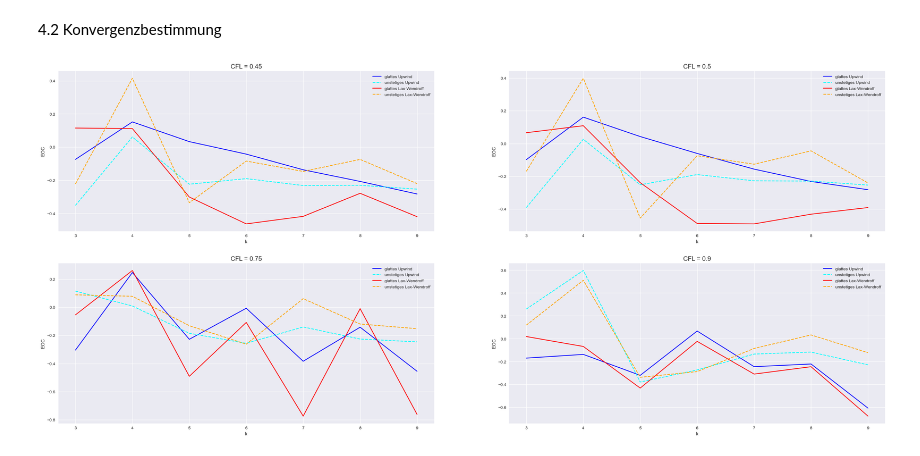
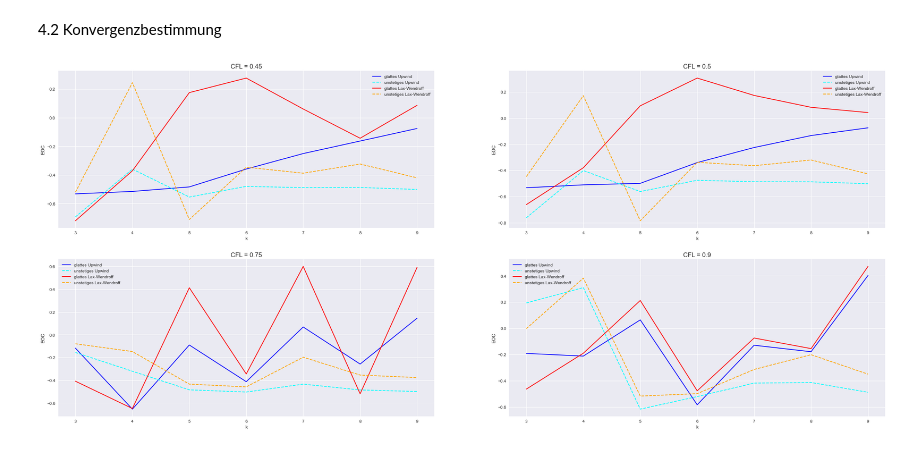
Before and after one commit to Javiermateor/Flachwassergleichung, a Jupyter notebook: HA4.ipynb, the cells around one changed output. Drawn from its saved outputs; the diff is of its cells as text; code cells hidden in the pictures.

```diff
--- a/HA4.ipynb
+++ b/HA4.ipynb
@@ -79,9 +79,9 @@ def upwind_verfahren(CFL,Nx):
 
         #Randbedingungen
         U_glatt[n+1, 0] = 0
-        U_glatt[n+1, Nx-1] = 0
+        U_glatt[n+1, -1] = 0
         U_unstetig[n+1, 0] = 0
-        U_unstetig[n+1, Nx-1] = 0
+        U_unstetig[n+1, -1] = 0
 
     return U_glatt, U_unstetig
 
@@ -90,13 +90,13 @@ def lax_wendroff(CFL,Nx):
     #Lösung des beschriebenen Problems
     for n in range(Nt):
         for i in range(1, Nx-1):
-            U_glatt[n+1, i] = U_glatt[n, i] - 0.5*c*(U_glatt[n, i+1] - U_glatt[n, i-1]) + 0.5*c**2*(U_glatt[n, i+1] - 2*U_glatt[n, i] + U_glatt[n, i-1])
-            U_unstetig[n+1, i] = U_unstetig[n, i] - 0.5*c*(U_unstetig[n, i+1] - U_unstetig[n, i-1]) + 0.5*c**2*(U_unstetig[n, i+1] - 2*U_unstetig[n, i] + U_unstetig[n, i-1])
+            U_glatt[n+1, i] = U_glatt[n, i] - 0.5*c*(U_glatt[n, i+1] - U_glatt[n, i-1]) + 0.5*(c**2)*(U_glatt[n, i+1] - 2*U_glatt[n, i] + U_glatt[n, i-1])
+            U_unstetig[n+1, i] = U_unstetig[n, i] - 0.5*c*(U_unstetig[n, i+1] - U_unstetig[n, i-1]) + 0.5*(c**2)*(U_unstetig[n, i+1] - 2*U_unstetig[n, i] + U_unstetig[n, i-1])
         #Randbedingungen
         U_glatt[n+1, 0] = 0
-        U_glatt[n+1, Nx-1] = 0
+        U_glatt[n+1, -1] = 0
         U_unstetig[n+1, 0] = 0
-        U_unstetig[n+1, Nx-1] = 0
+        U_unstetig[n+1, -1] = 0
 
     return U_glatt, U_unstetig
 # %%
@@ -113,9 +113,12 @@ def konvergenz(CFL, k, norm,verfahren):
     elif verfahren == "Lax-Wendroff":
         U_ver_glatt_k, U_ver_unstetig_k= lax_wendroff(CFL, Nx = 2**(k))
         U_ver_glatt_k1, U_ver_unstetig_k1= lax_wendroff(CFL, Nx = 2**(k+1))
+        #print("Nächster Schritt:", U_ver_unstetig_k)
+        #print("letztes Schritt:", U_ver_unstetig_k[-1,:])
 
     # print(U_ana_glatt_k.shape)
     # print(U_ver_glatt_k.shape)
+
 
     x_k = np.linspace(0, 10, 2**(k))
     dx_k = x_k[1]-x_k[0]
@@ -124,8 +127,8 @@ def konvergenz(CFL, k, norm,verfahren):
     dx_k1 = x_k1[1]-x_k1[0]
 
     #Experimentelle Konvergenzbestimmung / Quelle: HA4, Gl. 4.37
-    EOC_glatt = np.math.log(LA.norm((U_ana_glatt_k1[-1,:] - U_ver_glatt_k1[-1,:]), norm)) - np.log(LA.norm((U_ana_glatt_k[-1,:] - U_ver_glatt_k[-1,:]),norm))
-    EOC_unstetig = (np.math.log(LA.norm((U_ana_unstetig_k1[-1,:] - U_ver_unstetig_k1[-1,:]), norm)) - np.log(LA.norm((U_ana_unstetig_k[-1,:] - U_ver_unstetig_k[-1,:]),norm)))/(np.math.log(dx_k1)-np.math.log(dx_k))
+    EOC_glatt    = (np.log(LA.norm((U_ana_glatt_k1[-1,:]    -   U_ver_glatt_k1[-1,:]), ord= norm)) - np.log(LA.norm((U_ana_glatt_k[-1,:]    -       U_ver_glatt_k[-1,:]   ),ord=norm)))/(np.log(dx_k1)-np.log(dx_k))
+    EOC_unstetig = (np.log(LA.norm((U_ana_unstetig_k1[-1,:] - U_ver_unstetig_k1[-1,:]), ord=norm)) - np.log(LA.norm((U_ana_unstetig_k[-1,:] - U_ver_unstetig_k[-1,:]),ord=norm)))/(np.log(dx_k1)-np.log(dx_k))
 
     return EOC_glatt, EOC_unstetig
 # %%
@@ -134,7 +137,9 @@ plt.style.use('seaborn')
 x = np.array([3,4,5,6,7,8,9])
 ks = np.array([3,4,5,6,7,8,9])
 
-norm = 2
+#norm = np.inf
+norm = 1
+#norm = 2
 
 CFLs = [0.45, 0.5, 0.75, 0.9]
 # CFLs = [0.45]
@@ -152,31 +157,31 @@ for CFL in CFLs:
     eoc_glatt_lax = []
     eoc_unstetig_lax = []
 
     for k in ks:
         # Upwind Verfahren
         EOC_glatt_upwind, EOC_unstetig_upwind = konvergenz(CFL = CFL, k = k, norm = norm, verfahren = "UpWind")
         eoc_glatt_upwind.append(EOC_glatt_upwind)
         eoc_unstetig_upwind.append(EOC_unstetig_upwind)
 
         # Lax-Wendroff Verfahren
         EOC_glatt_lax, EOC_unstetig_lax = konvergenz(CFL = CFL, k = k, norm = norm, verfahren = "Lax-Wendroff")
         eoc_glatt_lax.append(EOC_glatt_lax)
         eoc_unstetig_lax.append(EOC_unstetig_lax)
 
 
     #Subplots
     ax = fig.add_subplot(2,2,i)
     ax.plot(x, eoc_glatt_upwind, color='blue',  label='glattes Upwind')
     ax.plot(x, eoc_unstetig_upwind,'--',color='cyan', label='unstetiges Upwind')
     ax.plot(x, eoc_glatt_lax, color='red', label='glattes Lax-Wendroff')
     ax.plot(x, eoc_unstetig_lax,'--', color= 'orange', label='unstetiges Lax-Wendroff')
     ax.title.set_text(f'CFL = {CFL}')
     ax.title.set_fontsize(15)
     ax.set_xlabel('k')
     ax.set_ylabel('EOC')
     plt.legend()
     i+=1
 
 plt.show()
 # %% [output]
-[figure, old version]
+[figure, new version]
```
